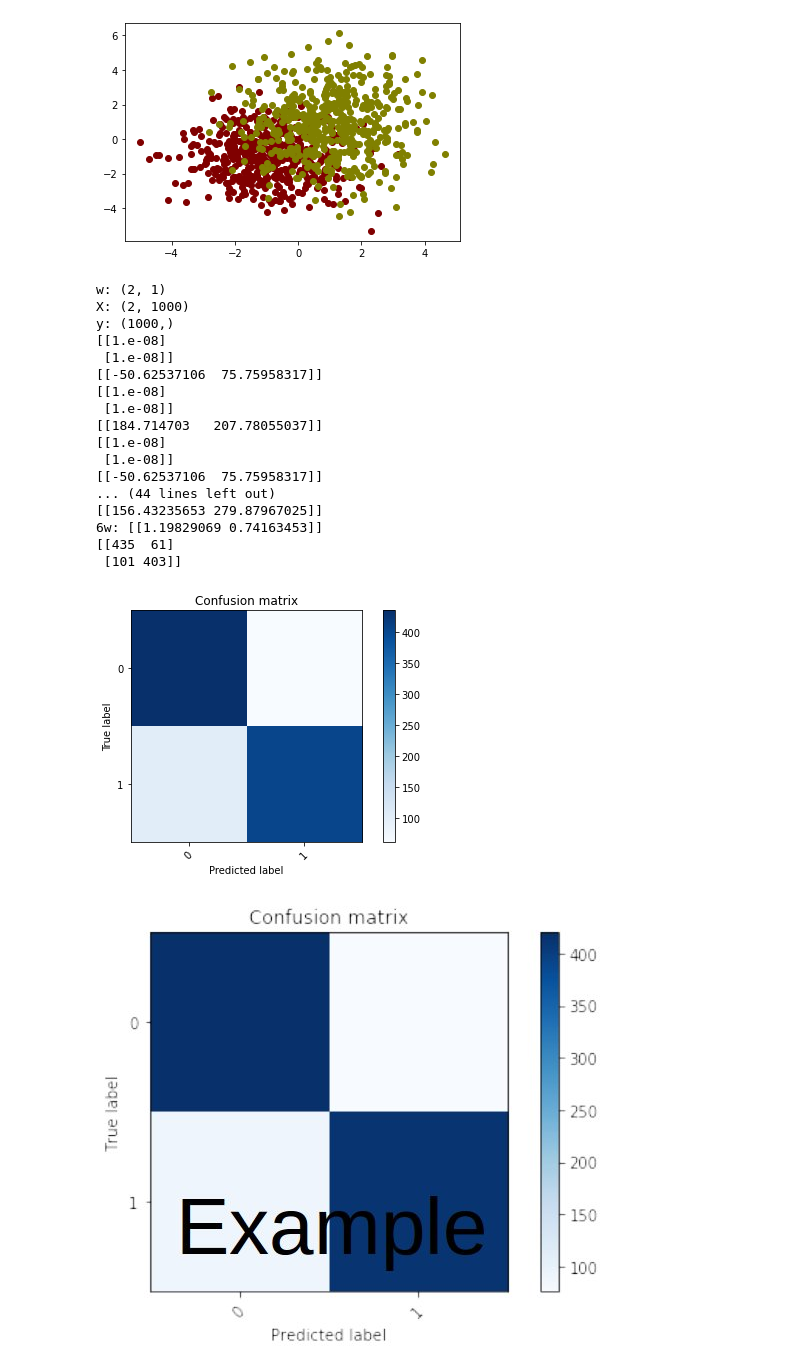
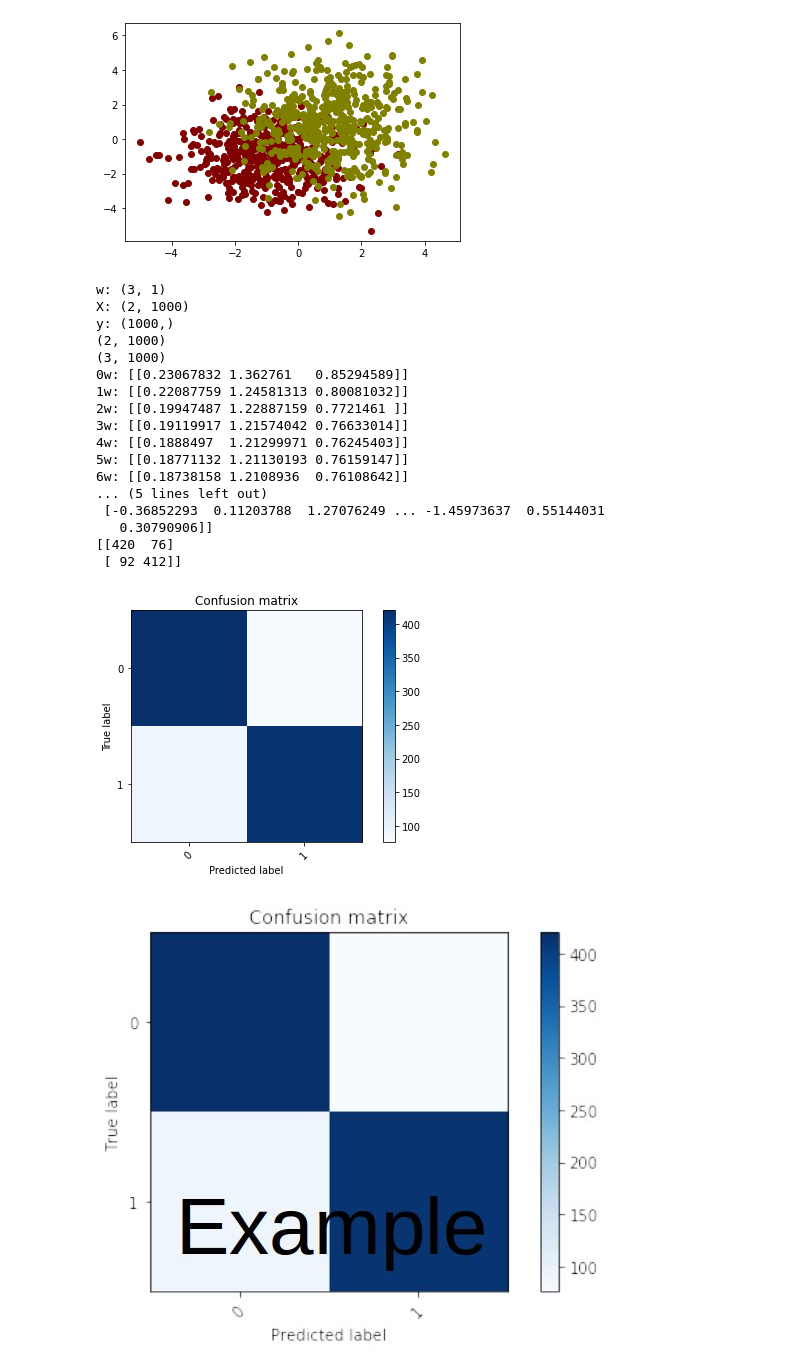
Before and after one commit to 21617066/Ass2, a Jupyter notebook: assign2_new.ipynb, the cells around one changed output. Cells and saved outputs as stored; diff of their text form; code cells hidden in the pictures.

Commit message:
w0 and line calculation added

```diff
--- a/assign2_new.ipynb
+++ b/assign2_new.ipynb
@@ -211,31 +211,31 @@ plt.show()
 # %%
 from logiRegression import LogiRegression
 model_lg = LogiRegression()
-w = np.array([[1,1]])
+w = np.array([[1,1,1]])
 model_lg.fit(w,X,y,N,1e8)
-model_lg.predict(X)
+model_lg.predict(X,N)
 conf_mat = confusion_matrix(y, model_lg.prediction.T)
 print(conf_mat)
 plot_confusion_matrix(cm=conf_mat, target_names=labels)
 # %% [output]
-w: (2, 1)
+w: (3, 1)
 X: (2, 1000)
 y: (1000,)
-[[1.e-08]
- [1.e-08]]
-[[-50.62537106  75.75958317]]
-[[1.e-08]
- [1.e-08]]
-[[184.714703   207.78055037]]
-[[1.e-08]
- [1.e-08]]
-[[-50.62537106  75.75958317]]
-... (44 lines left out)
-[[156.43235653 279.87967025]]
-6w: [[1.19829069 0.74163453]]
-[[435  61]
- [101 403]]
+(2, 1000)
+(3, 1000)
+0w: [[0.23067832 1.362761   0.85294589]]
+1w: [[0.22087759 1.24581313 0.80081032]]
+2w: [[0.19947487 1.22887159 0.7721461 ]]
+3w: [[0.19119917 1.21574042 0.76633014]]
+4w: [[0.1888497  1.21299971 0.76245403]]
+5w: [[0.18771132 1.21130193 0.76159147]]
+6w: [[0.18738158 1.2108936  0.76108642]]
+... (5 lines left out)
+ [-0.36852293  0.11203788  1.27076249 ... -1.45973637  0.55144031
+   0.30790906]]
+[[420  76]
+ [ 92 412]]
-[figure, old version]
+[figure, new version]
 # %%
 display(Image(filename='./images/conf_mat_logreg.jpg'))
 # %% [output]
```
Also changed, not shown: parts of 1 cell of this notebook, 1 other file.
